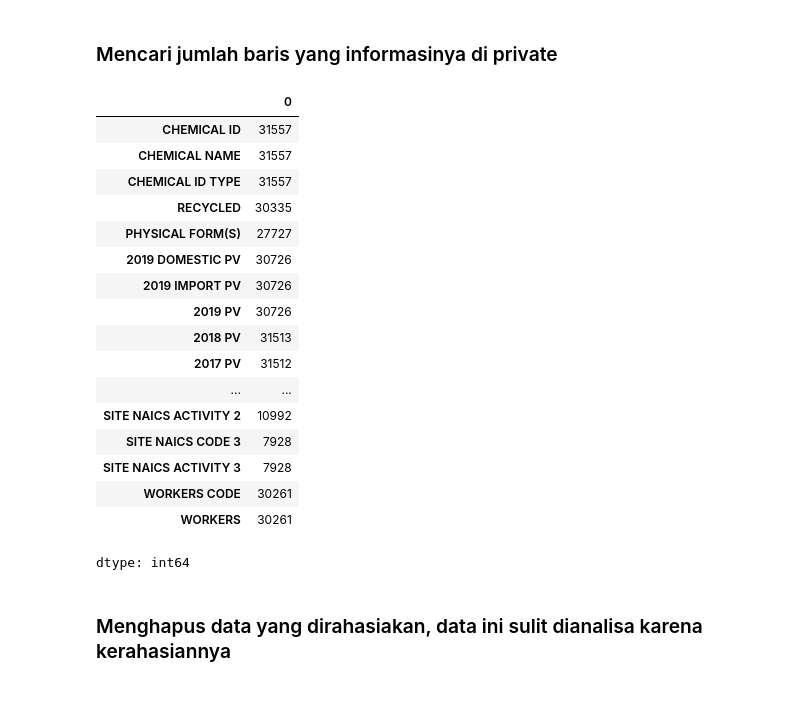
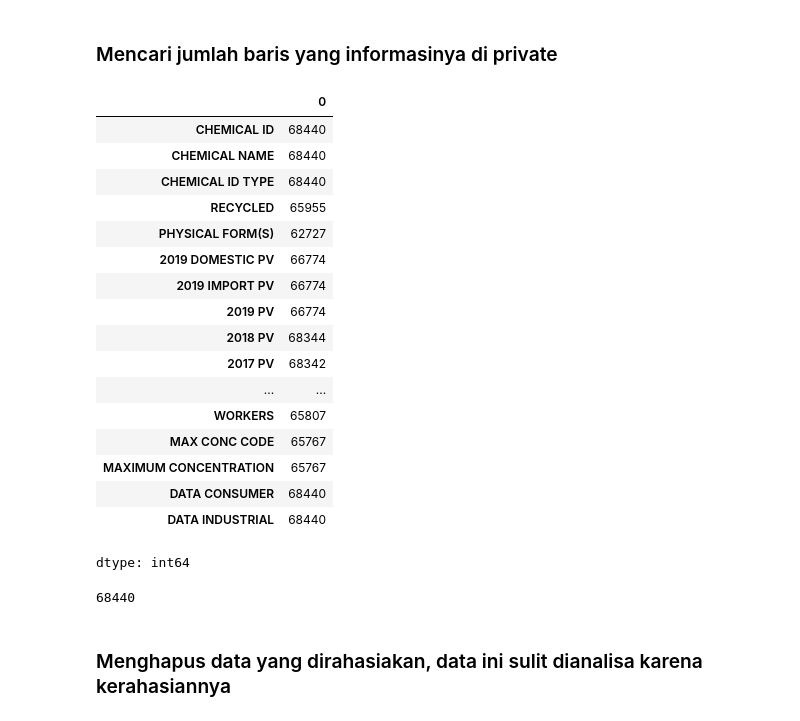
Before and after one commit to randy-ar/gcolab, a Jupyter notebook: Preprocessing_data_EPA_Chemical_Data_Reporting.ipynb, the cells around one changed output. Cells and saved outputs as stored; diff of their text form; code cells hidden in the pictures.

```diff
--- a/Preprocessing_data_EPA_Chemical_Data_Reporting.ipynb
+++ b/Preprocessing_data_EPA_Chemical_Data_Reporting.ipynb
@@ -49 +42,8 @@ df_nationally = pd.read_csv('table_nationally_aggregated_production_volumes.csv'
+# %%
+df_consumer['DATA CONSUMER'] = 1
+df_consumer['DATA INDUSTRIAL'] = 0
+df_industrial['DATA CONSUMER'] = 0
+df_industrial['DATA INDUSTRIAL'] = 1
+# %%
+df = pd.concat([df_consumer, df_industrial], ignore_index=True)
 # %%
@@ -95,10 +95,14 @@ selected_column = [
     'SITE NAICS CODE 3',
     'SITE NAICS ACTIVITY 3',
     'WORKERS CODE',
-    'WORKERS'
+    'WORKERS',
+    'MAX CONC CODE',
+    'MAXIMUM CONCENTRATION',
+    'DATA CONSUMER',
+    'DATA INDUSTRIAL'
 ]
 # %%
-df_consumer = df_consumer[selected_column]
-df_consumer.isnull().sum()
+df = df[selected_column]
+df.isnull().sum()
 # %% [output]
 |  | 0 |
@@ -122,27 +131,32 @@ dtype: int64
 # %% [markdown]
 ### Mencari jumlah baris yang informasinya di private
 # %%
-cbi_rows = df_consumer[df_consumer.apply(lambda x: x.astype(str).str.contains('CBI', na=False).any(), axis=1)]
+cbi_rows = df[df.apply(lambda x: x.astype(str).str.contains('CBI', na=False).any(), axis=1)]
 cbi_rows.count()
 # %% [output]
 |  | 0 |
-| CHEMICAL ID | 31557 |
-| CHEMICAL NAME | 31557 |
-| CHEMICAL ID TYPE | 31557 |
-| RECYCLED | 30335 |
-| PHYSICAL FORM(S) | 27727 |
-| 2019 DOMESTIC PV | 30726 |
-| 2019 IMPORT PV | 30726 |
-| 2019 PV | 30726 |
-| 2018 PV | 31513 |
-| 2017 PV | 31512 |
+| CHEMICAL ID | 68440 |
+| CHEMICAL NAME | 68440 |
+| CHEMICAL ID TYPE | 68440 |
+| RECYCLED | 65955 |
+| PHYSICAL FORM(S) | 62727 |
+| 2019 DOMESTIC PV | 66774 |
+| 2019 IMPORT PV | 66774 |
+| 2019 PV | 66774 |
+| 2018 PV | 68344 |
+| 2017 PV | 68342 |
 | ... | ... |
-| SITE NAICS ACTIVITY 2 | 10992 |
-| SITE NAICS CODE 3 | 7928 |
-| SITE NAICS ACTIVITY 3 | 7928 |
-| WORKERS CODE | 30261 |
-| WORKERS | 30261 |
+| WORKERS | 65807 |
+| MAX CONC CODE | 65767 |
+| MAXIMUM CONCENTRATION | 65767 |
+| DATA CONSUMER | 68440 |
+| DATA INDUSTRIAL | 68440 |
 dtype: int64
+# %%
+TOTAL_CBI_ROWS = cbi_rows.shape[0]
+print(TOTAL_CBI_ROWS)
+# %% [output]
+68440
 # %% [markdown]
 ### Menghapus data yang dirahasiakan, data ini sulit dianalisa karena kerahasiannya
 # %%
```
Also changed, not shown: parts of 74 cells of this notebook.
